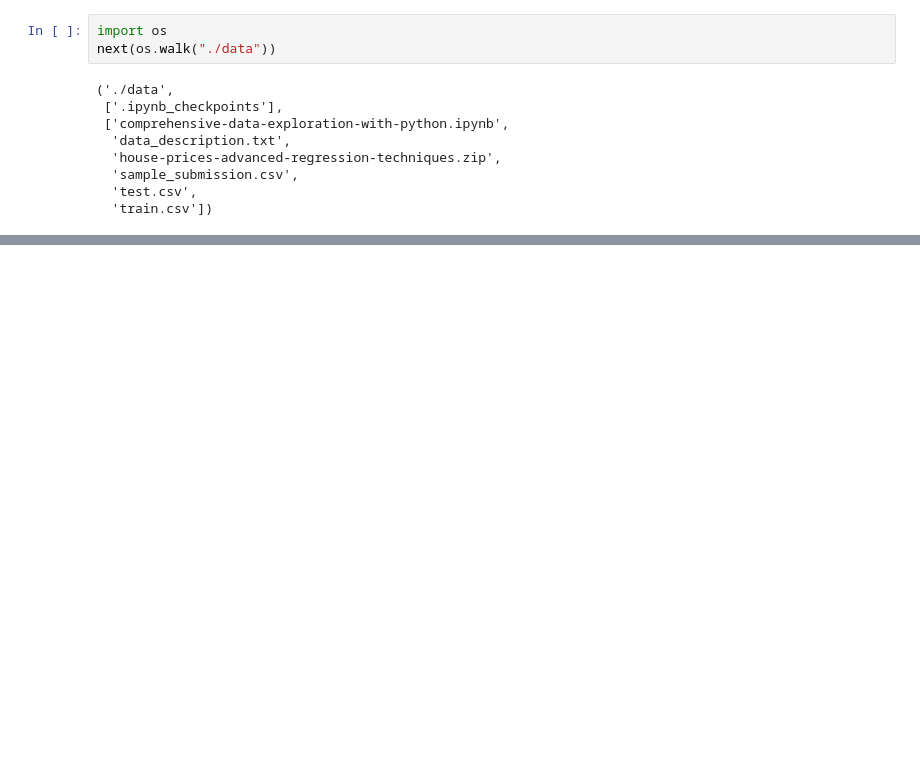
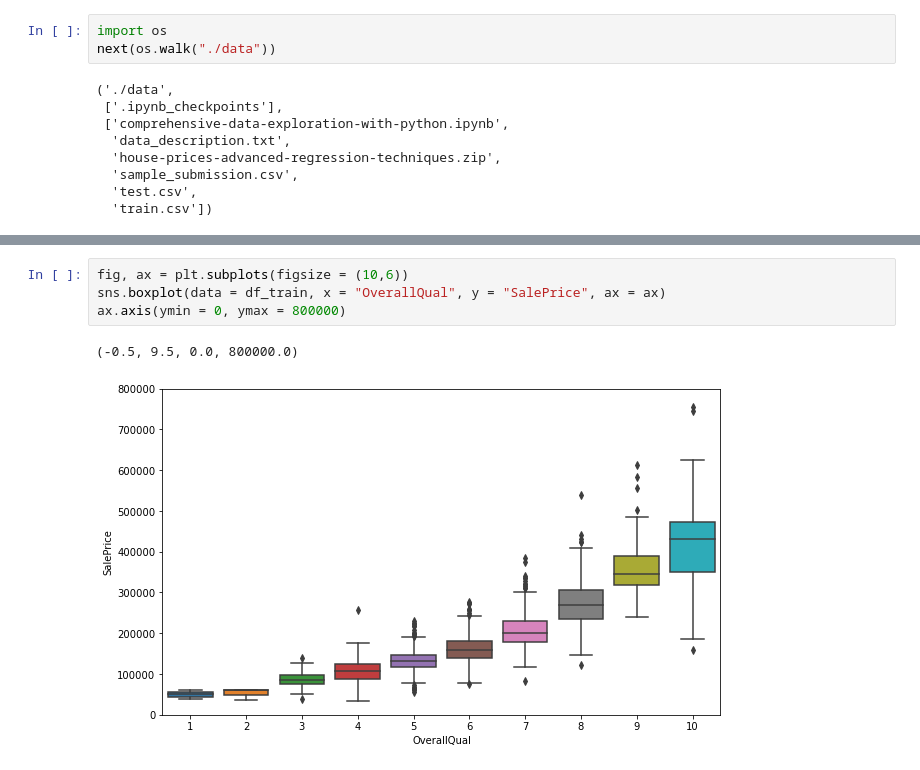
Before and after one commit to changyong93/KaggleStruggle, a Jupyter notebook: House Prices - Advanced Regression Techniques/COMPREHENSIVE DATA EXPLORATION WITH PYTHON.ipynb, the cells around one changed output, grey strips where cells are left out. Drawn from its saved outputs; the diff is of its cells as text; blank space fills up the shorter version.

```diff
--- a/House Prices - Advanced Regression Techniques/COMPREHENSIVE DATA EXPLORATION WITH PYTHON.ipynb
+++ b/House Prices - Advanced Regression Techniques/COMPREHENSIVE DATA EXPLORATION WITH PYTHON.ipynb
@@ -30,0 +99,7 @@ next(os.walk("./data"))
+# %%
+fig, ax = plt.subplots(figsize = (10,6))
+sns.boxplot(data = df_train, x = "OverallQual", y = "SalePrice", ax = ax)
+ax.axis(ymin = 0, ymax = 800000)
+# %% [output]
+(-0.5, 9.5, 0.0, 800000.0)
+[figure, added]
```
Also changed, not shown: parts of 34 cells of this notebook, 2 other files.
